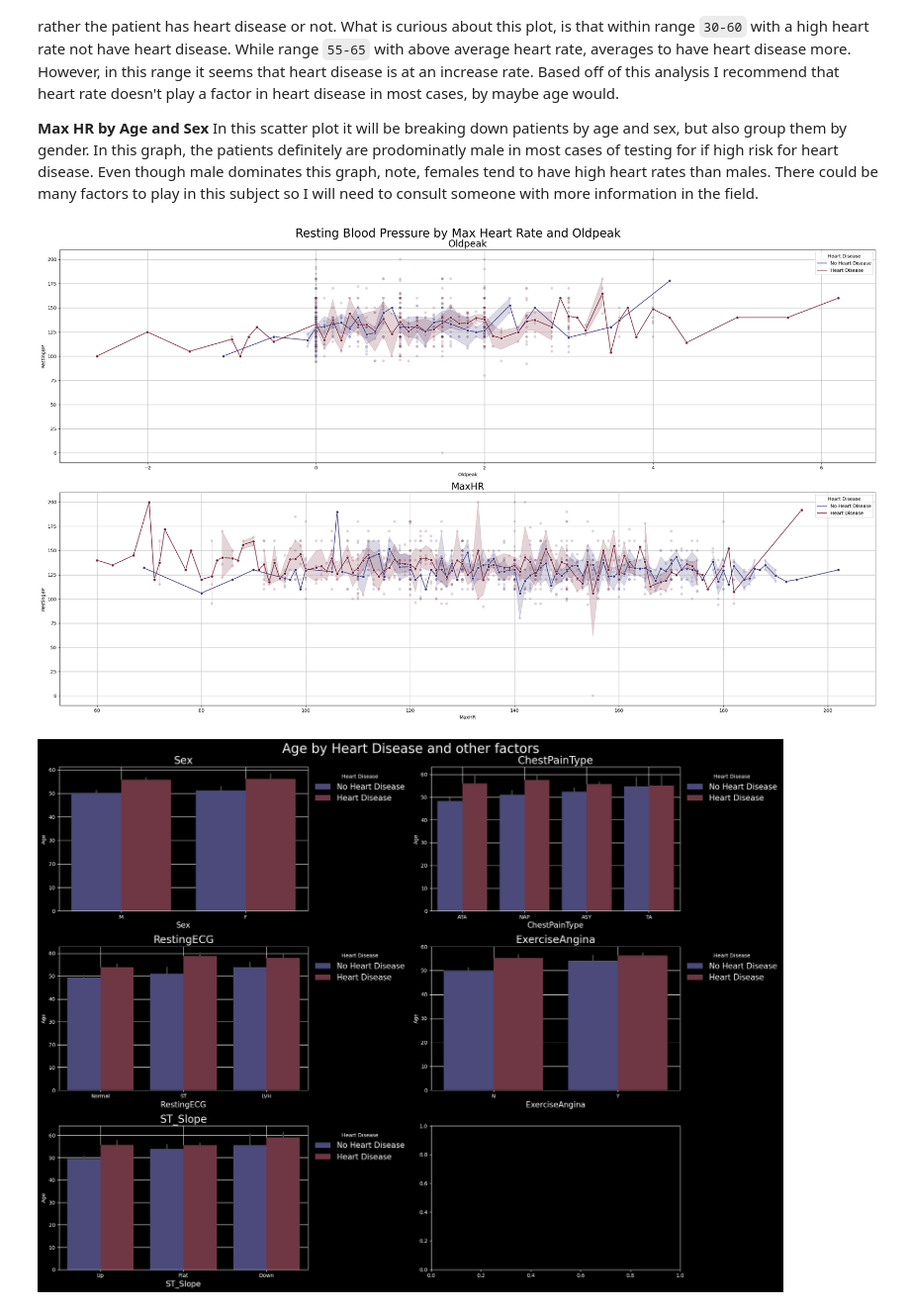
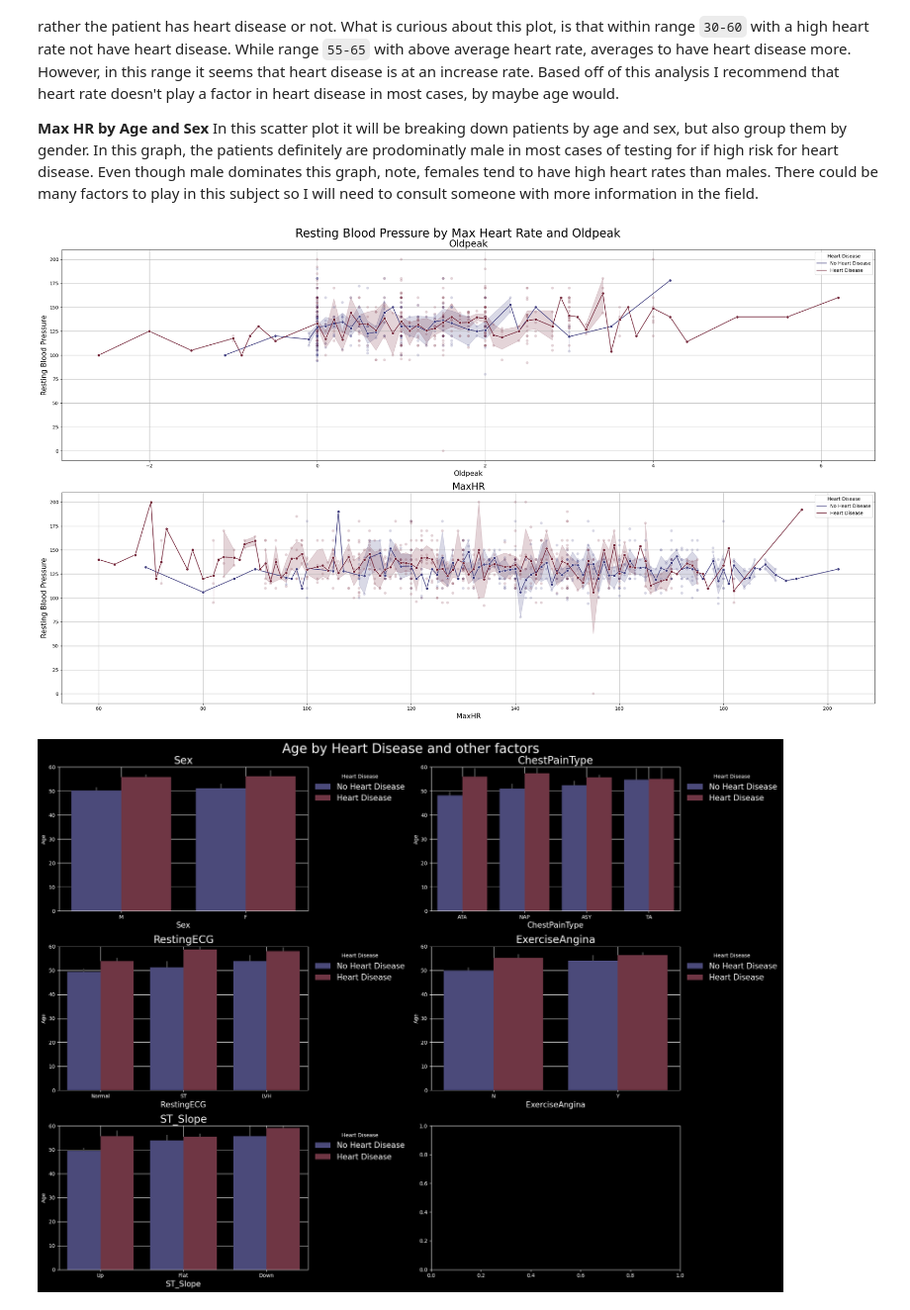
Before and after one commit to zeekwired/Project-2, a Jupyter notebook: Project 2.ipynb, the cells around one changed output. Shown at 99% size. Saved outputs shown, nothing was run; the diff lists cells and outputs as text; code cells hidden in the pictures.

```diff
--- a/Project 2.ipynb
+++ b/Project 2.ipynb
@@ -211,14 +211,14 @@ with plt.style.context('seaborn-muted'):
     ax[0].set_xlabel('Patient Age', fontsize=15)
     ax[0].set_xticks(range(25, 90, 5))
     ax[0].set_ylabel('Patient Max Heart Rate', fontsize=15)
-    ax[0].legend(title='Heart Disease', frameon=False)
+    ax[0].legend(title='Heart Disease', handles=ax[0].get_legend_handles_labels()[0], labels=['No Heart Disease', 'Heart Disease'], frameon=False)
 
     sns.scatterplot(data=df_copy, x='Age', y='MaxHR', hue='Sex', ax=ax[1], palette='colorblind')
     ax[1].set_title('Max HR by Age and Sex', fontsize=20)
     ax[1].set_xlabel('Patient Age', fontsize=15)
     ax[1].set_xticks(range(25, 90, 5))
     ax[1].set_ylabel('Patient Max Heart Rate', fontsize=15)
-    ax[1].legend(title='Gender', frameon=False)
+    ax[1].legend(title='Gender', handles=ax[0].get_legend_handles_labels()[0], labels=['Male', 'Female'], frameon=False)
 
 plt.tight_layout()
 plt.show();
@@ -243,6 +243,8 @@ with plt.style.context('seaborn-muted'):
         sns.lineplot(data=df_copy, x=df_plot[col], y='RestingBP', hue='HeartDisease', ax=ax[i], palette='icefire', zorder=3, linestyle='-', marker='o')
         sns.scatterplot(data=df_copy, x=df_plot[col], y='RestingBP', hue='HeartDisease', ax=ax[i], palette='icefire', zorder=2, alpha=0.2)
         ax[i].set_title(f'{col}', fontsize=20)
+        ax[i].set_xlabel(f'{col}', fontsize=15)
+        ax[i].set_ylabel('Resting Blood Pressure', fontsize=15)
         ax[i].grid(zorder=0)
         ax[i].legend(handles=ax[i].get_legend_handles_labels()[0], labels=['No Heart Disease', 'Heart Disease'], title='Heart Disease', frameon=True, loc='upper right')
 
@@ -250,26 +252,27 @@ plt.suptitle('Resting Blood Pressure by Max Heart Rate and Oldpeak', fontsize=25
 plt.tight_layout()
 plt.show();
 # %% [output]
-[figure, old version]
+[figure, new version]
 # %%
 rows, cols = df_copy.shape
 # %%
 plot_df = df_copy[['Sex', 'ChestPainType', 'RestingECG', 'ExerciseAngina', 'ST_Slope']]
 
 with plt.style.context(['seaborn-muted', 'dark_background']):
     fig, ax = plt.subplots(3,2, figsize=(20, 15))
     ax = ax.ravel()
 
     for i, col in enumerate(plot_df[1:]):
 
         sns.barplot(data=df_copy, x=col, y='Age', hue='HeartDisease', palette='icefire', ax=ax[i], zorder=3)
         ax[i].set_title(f'{col}', fontsize=20)
         ax[i].set_xlabel(col,fontsize=15)
+        ax[i].set_ylim((0,60))
         ax[i].grid(zorder=0, color='white')
         ax[i].legend(handles=ax[i].get_legend_handles_labels()[0], labels=['No Heart Disease', 'Heart Disease'], title='Heart Disease', frameon=False, bbox_to_anchor=(1, 1), fontsize=15)
 
 plt.suptitle('Age by Heart Disease and other factors', fontsize=25, c='white')
 plt.tight_layout()
 plt.show()
 # %% [output]
-[figure, old version]
+[figure, new version]
```
Also changed, not shown: parts of 1 cell of this notebook.
